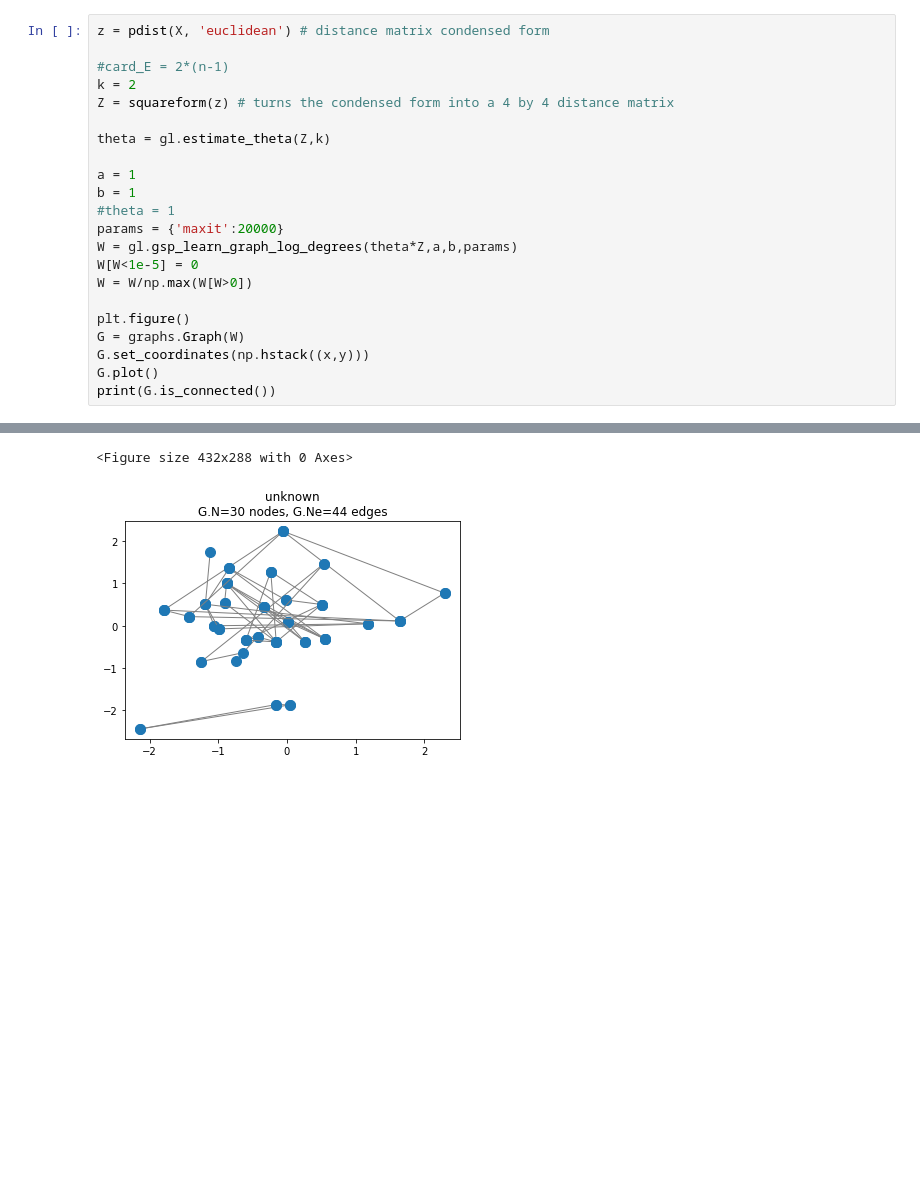
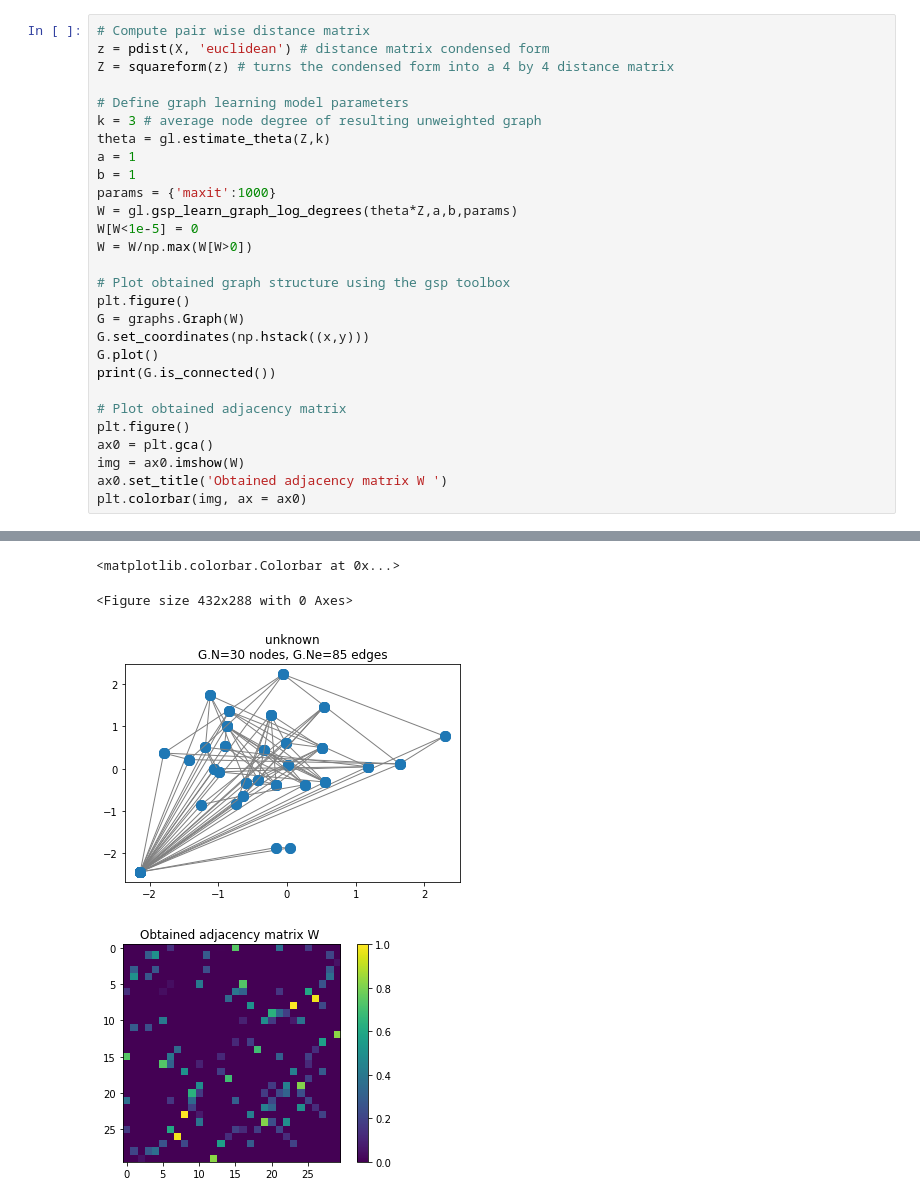
Before and after one commit to jfflorez/learngraph, a Jupyter notebook: demo_learn_graph_from_signals_on_randomly_located_sensors.ipynb, the cells around one changed output, grey strips where cells are left out. Cells and saved outputs as stored; diff of their text form; blank space fills up the shorter version.

```diff
--- a/demo_learn_graph_from_signals_on_randomly_located_sensors.ipynb
+++ b/demo_learn_graph_from_signals_on_randomly_located_sensors.ipynb
@@ -31,23 +39,29 @@ fig.colorbar(img, ax=ax[:, 1], shrink = 0.6)
 # %%
+# Compute pair wise distance matrix
 z = pdist(X, 'euclidean') # distance matrix condensed form
-
-#card_E = 2*(n-1)
-k = 2
 Z = squareform(z) # turns the condensed form into a 4 by 4 distance matrix
 
+# Define graph learning model parameters
+k = 3 # average node degree of resulting unweighted graph
 theta = gl.estimate_theta(Z,k)
-
 a = 1
 b = 1
-#theta = 1
-params = {'maxit':20000}
+params = {'maxit':1000}
 W = gl.gsp_learn_graph_log_degrees(theta*Z,a,b,params)
 W[W<1e-5] = 0
 W = W/np.max(W[W>0])
 
+# Plot obtained graph structure using the gsp toolbox
 plt.figure()
 G = graphs.Graph(W)
 G.set_coordinates(np.hstack((x,y)))
 G.plot()
 print(G.is_connected())
+
+# Plot obtained adjacency matrix
+plt.figure()
+ax0 = plt.gca()
+img = ax0.imshow(W)
+ax0.set_title('Obtained adjacency matrix W ')
+plt.colorbar(img, ax = ax0)
 # %% [output]
@@ -59,2 +73,4 @@ False
-<Figure size 432x288 with 0 Axes>
+<matplotlib.colorbar.Colorbar at 0x...>
+<Figure size 432x288 with 0 Axes>
-[figure, old version]
+[figure, new version]
+[figure, added]
```
Also changed, not shown: parts of 6 cells of this notebook, 4 other files.
